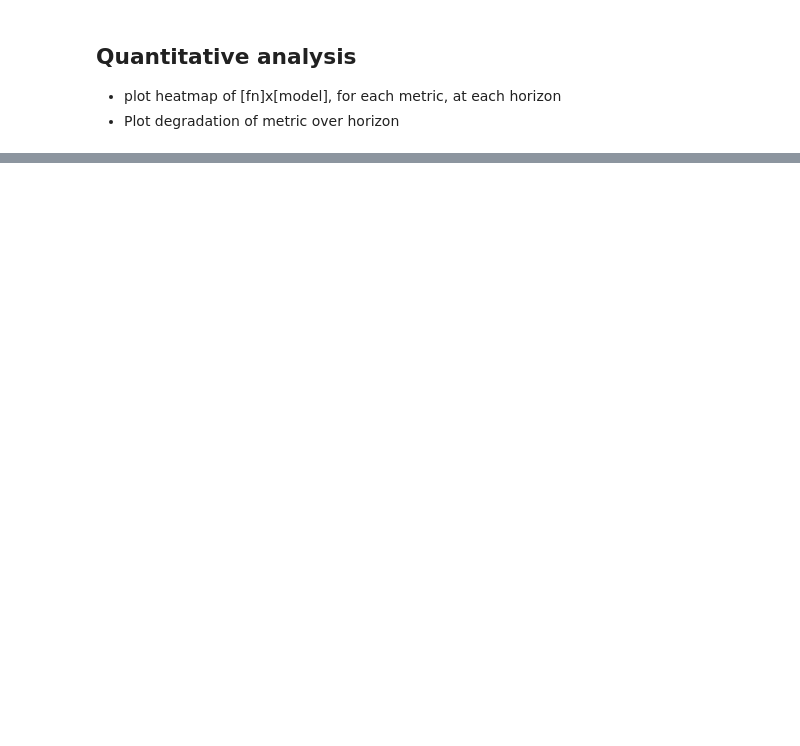
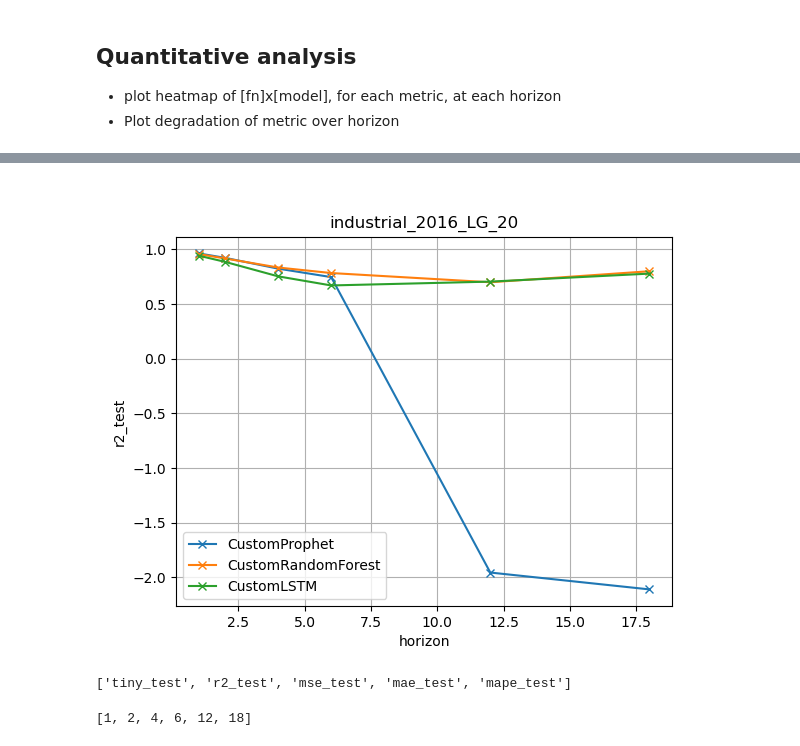
Before and after one commit to Flinverdaasdonk/forecasting, a Jupyter notebook: useful_notebooks/analyze_logs.ipynb, the cells around one changed output, grey strips where cells are left out. Saved outputs shown, nothing was run; the diff lists cells and outputs as text; code cells hidden in the pictures; blank space fills up the shorter version.

```diff
--- a/useful_notebooks/analyze_logs.ipynb
+++ b/useful_notebooks/analyze_logs.ipynb
@@ -385,0 +606,40 @@ for metric, ylim in context.items():
+# %%
+models = list(model_df["model"].unique())
+file_endings = list(model_df["file_end"].unique())
+metric = "r2_test"
+
+for file_end in file_endings:
+    file_df = model_df[model_df["file_end"]==file_end]
+
+    fig, ax = plt.subplots()
+
+    for model in models:
+        model_file_df = file_df[file_df["model"] == model]
+
+        horizon_metric_list = [[r["horizon"], r[metric]] for _, r in model_file_df.iterrows()]
+        horizon_metric_list.sort(key = lambda x: x[0])
+
+        x = [x[0] for x in horizon_metric_list]
+        y = [x[1] for x in horizon_metric_list]
+
+        ax.plot(x, y, marker="x", label=model)
+
+    ax.legend()
+    ax.grid()
+    ax.set_title(file_end)
+    ax.set_xlabel("horizon")
+    ax.set_ylabel(metric)
+
+    break
+# %% [output]
+[figure, added]
+# %%
+cols = model_df.columns
+metrics = [c for c in cols if c.endswith("test")]
+metrics
+# %% [output]
+['tiny_test', 'r2_test', 'mse_test', 'mae_test', 'mape_test']
+# %%
+horizons
+# %% [output]
+[1, 2, 4, 6, 12, 18]
```
Also changed, not shown: parts of 20 cells of this notebook.
